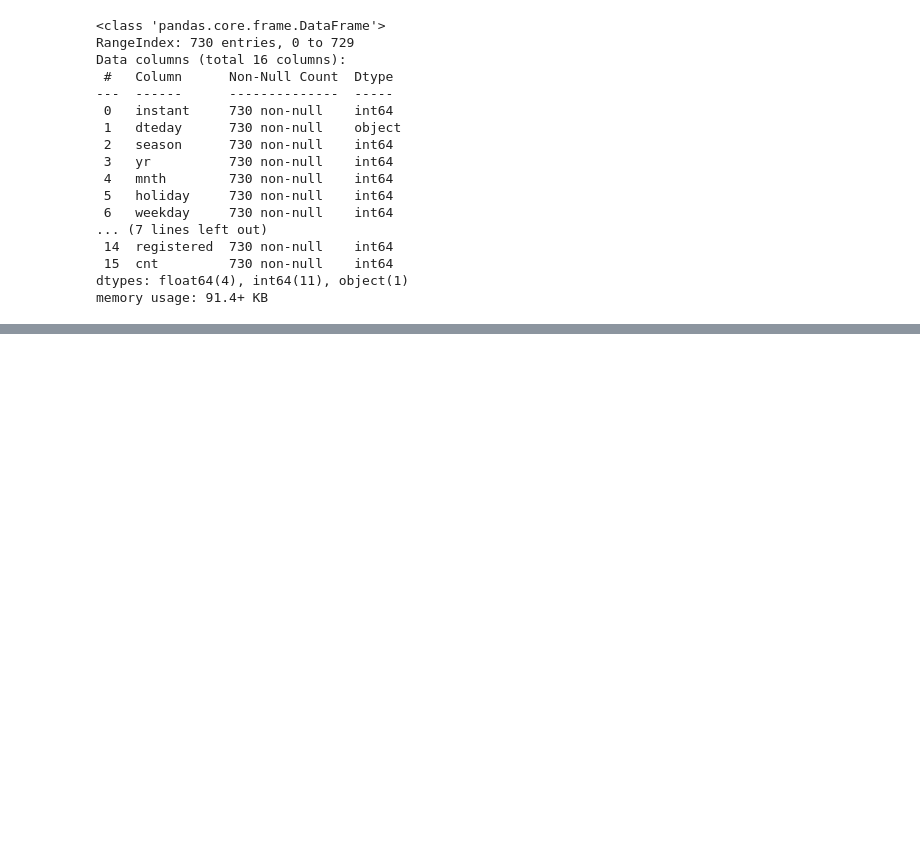
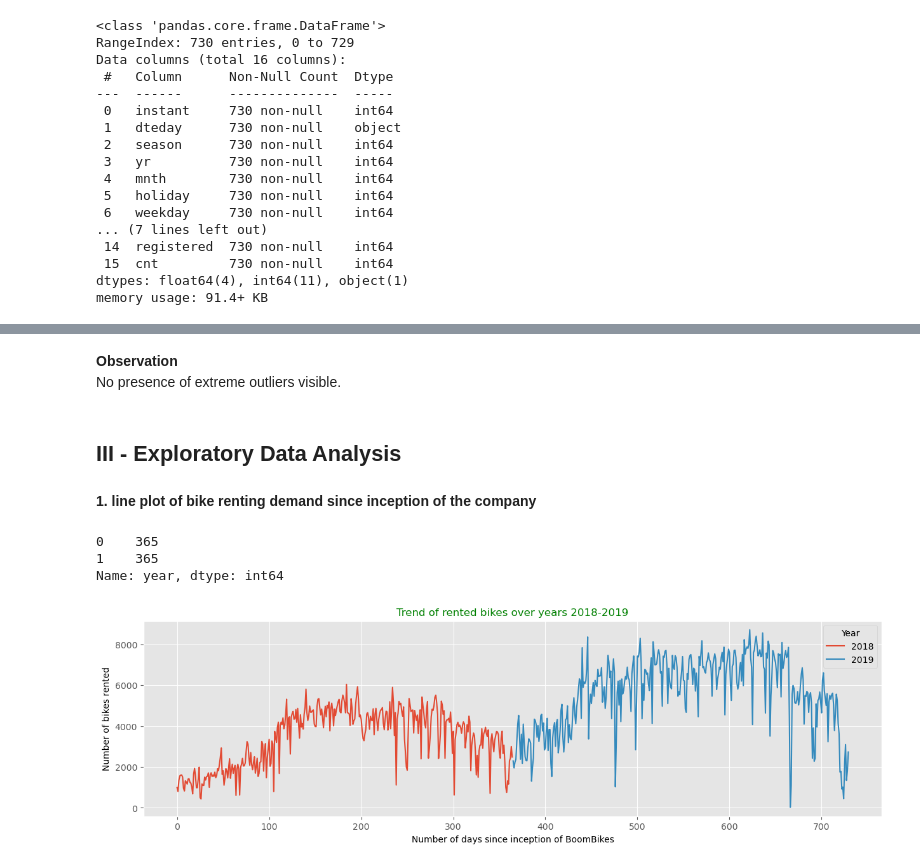
Before and after one commit to andrea-naz7/Bike_sharing_CaseStudy, a Jupyter notebook: Bike_sharing_Andrea.ipynb, the cells around one changed output, grey strips where cells are left out. Drawn from its saved outputs; the diff is of its cells as text; code cells hidden in the pictures; blank space fills up the shorter version.

Commit message:
EDA - I + Data Preparation

```diff
--- a/Bike_sharing_Andrea.ipynb
+++ b/Bike_sharing_Andrea.ipynb
@@ -155,0 +144,6 @@ status.head()
+# %%
+inp1.weathersit = inp1.weathersit.map({1:'Good',2:'Moderate',3:'Bad',4:'Severe'})
+# %%
+inp1.month = inp1.month.apply(lambda x : calendar.month_abbr[x])
+# %%
+inp1.weekday = inp1.weekday.map({0:'Sun',1:'Mon',2:'Tue',3:'Wed',4:'Thu',5:'Fri',6:'Sat'})
@@ -155,0 +161,3 @@ status.head()
+# %%
+varlist = ['temp','atemp','hum','windspeed']
+inp1[varlist] = inp1[varlist].apply(lambda x : round(x,2))
@@ -155,0 +195,26 @@ status.head()
+# %% [markdown]
+**Observation**<br>
+No presence of extreme outliers visible.
+# %% [markdown]
+## III - Exploratory Data Analysis
+# %% [markdown]
+**1. line plot of bike renting demand since inception of the company**
+# %%
+inp1.year.value_counts()
+# %% [output]
+0    365
+1    365
+Name: year, dtype: int64
+# %%
+plt.figure(figsize=(15,4))
+sns.lineplot(data=inp1,x='days_old', y='count',hue='year')
+plt.title('Trend of rented bikes over years 2018-2019', fontdict={'fontsize':12,'fontweight':10,'color':'Green'})
+plt.xlabel('Number of days since inception of BoomBikes')
+plt.ylabel('Number of bikes rented')
+L=plt.legend()
+L.get_texts()[0].set_text('2018')
+L.get_texts()[1].set_text('2019')
+L.set_title('Year')
+plt.show()
+# %% [output]
+[figure, added]
```
Also changed, not shown: parts of 64 cells of this notebook, 1 other file.
